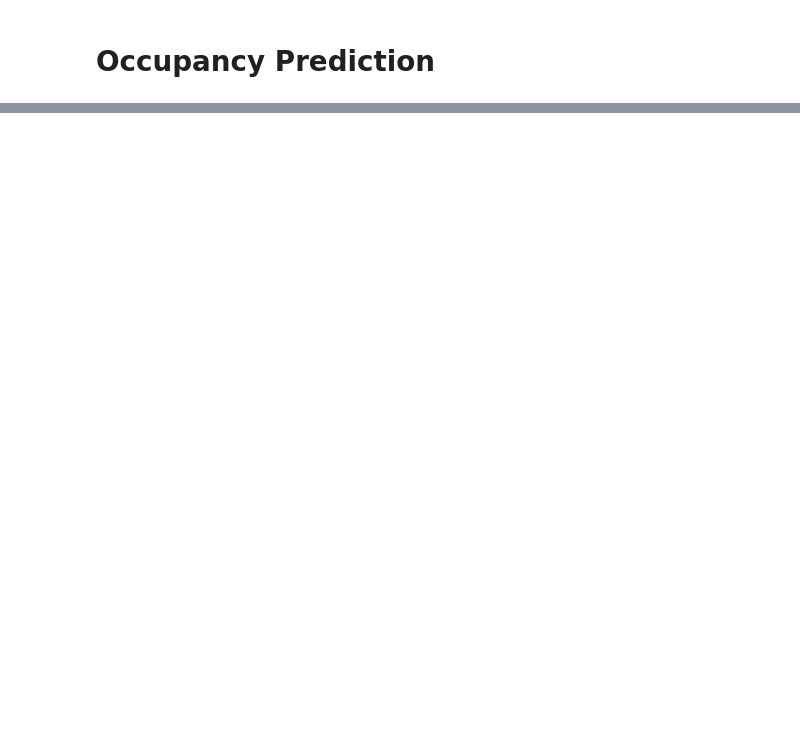
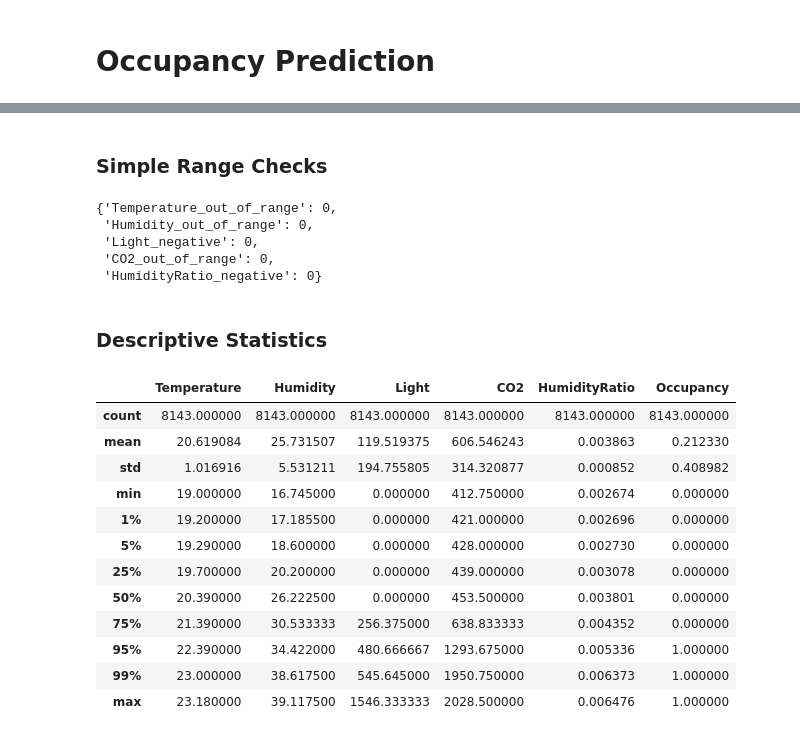
Before and after one commit to mericmert/smart-room-digital-twin, a Jupyter notebook: occupancy_prediction.ipynb, the cells around one changed output, grey strips where cells are left out. Saved outputs shown, nothing was run; the diff lists cells and outputs as text; code cells hidden in the pictures; blank space fills up the shorter version.

```diff
--- a/occupancy_prediction.ipynb
+++ b/occupancy_prediction.ipynb
@@ -143,0 +8,14 @@ grid = GridSearchCV(
+# %%
+from pathlib import Path
+
+import numpy as np
+import pandas as pd
+import matplotlib.pyplot as plt
+import seaborn as sns
+
+
+SEED = 42
+np.random.seed(SEED)
+
+# -- ARGS --
+data_training_path = Path("data/datatraining.txt")
@@ -143,0 +84,40 @@ grid = GridSearchCV(
+# %% [markdown]
+### Simple Range Checks
+# %%
+checks = {}
+if "Temperature" in df:
+    checks['Temperature_out_of_range'] = int(((df['Temperature'] < -10) | (df['Temperature'] > 50)).sum())
+if "Humidity" in df:
+    checks['Humidity_out_of_range'] = int(((df['Humidity'] < 0) | (df['Humidity'] > 100)).sum())
+if "Light" in df:
+    checks['Light_negative'] = int((df['Light'] < 0).sum())
+if "CO2" in df:
+    checks['CO2_out_of_range'] = int(((df['CO2'] < 200) | (df['CO2'] > 10000)).sum())
+if "HumidityRatio" in df:
+    checks['HumidityRatio_negative'] = int((df['HumidityRatio'] < 0).sum())
+checks
+# %% [output]
+{'Temperature_out_of_range': 0,
+ 'Humidity_out_of_range': 0,
+ 'Light_negative': 0,
+ 'CO2_out_of_range': 0,
+ 'HumidityRatio_negative': 0}
+# %% [markdown]
+### Descriptive Statistics
+# %%
+numeric_cols = [col for col in df.columns if col != "Occupancy" and pd.api.types.is_numeric_dtype(df[col])]
+df[numeric_cols + (["Occupancy"] if "Occupancy" in df else [])].describe(percentiles=[.01, .05, .25, .5, .75, .95, .99])
+# %% [output]
+|  | Temperature | Humidity | Light | CO2 | HumidityRatio | Occupancy |
+| count | 8143.000000 | 8143.000000 | 8143.000000 | 8143.000000 | 8143.000000 | 8143.000000 |
+| mean | 20.619084 | 25.731507 | 119.519375 | 606.546243 | 0.003863 | 0.212330 |
+| std | 1.016916 | 5.531211 | 194.755805 | 314.320877 | 0.000852 | 0.408982 |
+| min | 19.000000 | 16.745000 | 0.000000 | 412.750000 | 0.002674 | 0.000000 |
+| 1% | 19.200000 | 17.185500 | 0.000000 | 421.000000 | 0.002696 | 0.000000 |
+| 5% | 19.290000 | 18.600000 | 0.000000 | 428.000000 | 0.002730 | 0.000000 |
+| 25% | 19.700000 | 20.200000 | 0.000000 | 439.000000 | 0.003078 | 0.000000 |
+| 50% | 20.390000 | 26.222500 | 0.000000 | 453.500000 | 0.003801 | 0.000000 |
+| 75% | 21.390000 | 30.533333 | 256.375000 | 638.833333 | 0.004352 | 0.000000 |
+| 95% | 22.390000 | 34.422000 | 480.666667 | 1293.675000 | 0.005336 | 1.000000 |
+| 99% | 23.000000 | 38.617500 | 545.645000 | 1950.750000 | 0.006373 | 1.000000 |
+| max | 23.180000 | 39.117500 | 1546.333333 | 2028.500000 | 0.006476 | 1.000000 |
```
Also changed, not shown: parts of 45 cells of this notebook, 10 other files.
